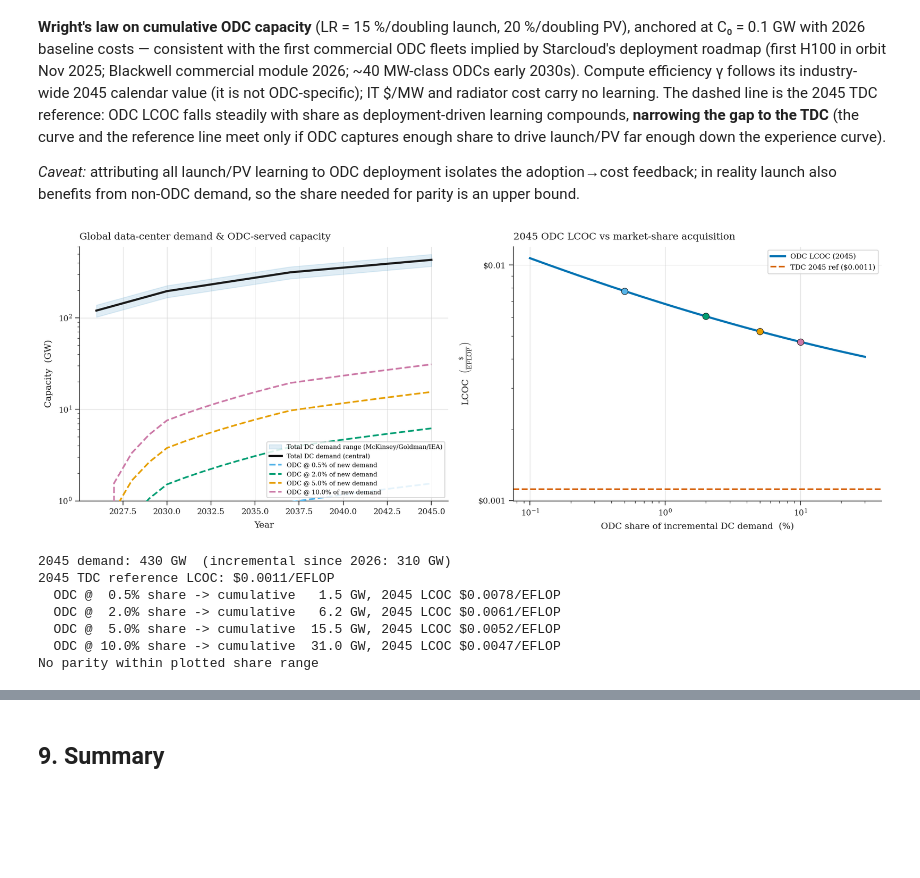
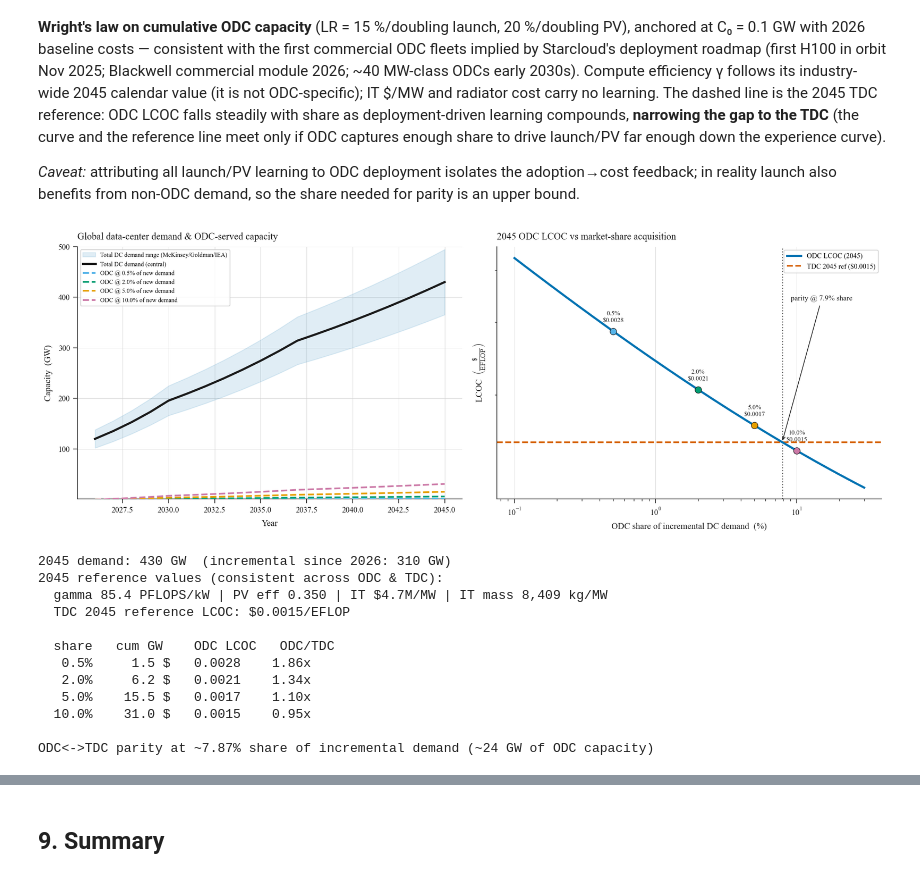
Before and after one commit to clbanjai/Spacing-Data-Centers, a Jupyter notebook: odc_lcoc_v3.ipynb, the cells around one changed output, grey strips where cells are left out. Drawn from its saved outputs; the diff is of its cells as text; code cells hidden in the pictures; blank space fills up the shorter version.

Commit message:
multiple grid scenarios

```diff
--- a/odc_lcoc_v3.ipynb
+++ b/odc_lcoc_v3.ipynb
@@ -1131,6 +1134,14 @@ Global data-center demand is projected to grow sharply, and **adoption drives le
 # %%
 # =============================================================================
 # 8d. DC demand growth + ODC market-share -> learning -> LCOC
+# -----------------------------------------------------------------------------
+# FIX vs prior version: odc_lcoc_vs_share() now starts from the consistent 2045
+# scenario, evolve_scenario(BASELINE, YR_OFFSET, LR_BASELINE), so IT $/MW and IT
+# mass density carry their 2045 values (the SAME ones tdc_2045 uses), then
+# overrides ONLY launch and PV cost with the Wright's-law (deployment-scale)
+# values. Previously IT $/MW was frozen at the 2026 $23M/MW while the TDC
+# reference used the 2045 ~$4.7M/MW, which penalised the ODC and pushed parity
+# off the chart. Panel B now labels the share->LCOC values directly.
 # =============================================================================
 
 # ---- Total DC demand path (GW of IT capacity), source-anchored ----------------
@@ -1140,7 +1151,6 @@ def dc_demand_GW(year):
     y = np.asarray(year, dtype=float)
     D0 = 120.0  # 2026
     out = np.empty_like(y)
-    # piecewise compound growth
     for k, yr in np.ndenumerate(y):
         if yr <= 2030:
             out[k] = D0 * 1.13 ** (yr - 2026)            # ~13%/yr 2026-2030
@@ -1166,21 +1176,26 @@ C0_GW       = 0.10        # anchor cumulative ODC capacity [GW] (~first commerci
 LR_LAUNCH   = 0.15        # 15% / doubling
 LR_PV       = 0.20        # 20% / doubling (Swanson)
 YR_OFFSET   = 19          # 2045 calendar offset for industry-wide gamma / TDC
-gamma_2045  = BASELINE.gamma_PFLOPS_per_kW * (1 + LR_BASELINE.gamma_growth) ** YR_OFFSET
-pv_eff_2045 = min(0.35, BASELINE.pv_eff_BOL + LR_BASELINE.pv_eff_pp * YR_OFFSET)
+
+# consistent 2045 reference scenario (gamma, PV eff, IT $/MW, IT mass density)
+S_2045      = evolve_scenario(BASELINE, YR_OFFSET, LR_BASELINE)
+gamma_2045  = S_2045.gamma_PFLOPS_per_kW
+pv_eff_2045 = S_2045.pv_eff_BOL
 tdc_2045    = terrestrial_evolved(BASELINE.gamma_PFLOPS_per_kW, YR_OFFSET, LR_BASELINE)
 inc_2045    = incremental[-1]                              # GW added by 2045
 
 def odc_lcoc_vs_share(share):
     """2045 ODC LCOC when ODCs serve `share` of incremental demand.
-    Launch & PV fall via Wright's law on cumulative ODC capacity; gamma is the
-    industry-wide 2045 value; IT $/MW and radiator carry no learning."""
+    Launch & PV fall via Wright's law on cumulative ODC capacity (deployment
+    scale). gamma, PV efficiency, IT $/MW and IT mass density take their
+    consistent 2045 calendar values (matching the TDC reference); radiator
+    carries no learning."""
     C = np.maximum(share * inc_2045, C0_GW)
     doublings = np.log2(C / C0_GW)
     launch = BASELINE.launch_cost_per_kg * (1 - LR_LAUNCH) ** doublings
     pv     = BASELINE.pv_areal_cost      * (1 - LR_PV)     ** doublings
-    s = replace(BASELINE, launch_cost_per_kg=float(launch), pv_areal_cost=float(pv),
-                gamma_PFLOPS_per_kW=gamma_2045, pv_eff_BOL=pv_eff_2045)
+    # start from the consistent 2045 scenario, override ONLY launch + PV cost
+    s = replace(S_2045, launch_cost_per_kg=float(launch), pv_areal_cost=float(pv))
     return calculate_lcoc(s)['lcoc']
 
 share_grid = np.logspace(np.log10(0.001), np.log10(0.30), 240)
@@ -1203,8 +1218,6 @@ fig, (axA, axB) = plt.subplots(1, 2, figsize=(13.5, 5.0))
 fig.patch.set_facecolor(BG)
 
 # ---- Panel A: demand forecast + ODC-served capacity (single GW axis, log) -----
-# One y-axis (GW) for BOTH the total-demand band and the ODC-served capacity, so
-# the share of demand the ODC fleet meets is read directly off the same scale.
 axA.fill_between(yrs, D_low, D_high, color=ODC_COLOR, alpha=0.12, zorder=1,
                  label='Total DC demand range (McKinsey/Goldman/IEA)')
 axA.plot(yrs, D_base, color=INK, lw=2.4, zorder=4, label='Total DC demand (central)')
@@ -1213,51 +1226,67 @@ for s, col in zip(SHARES, SHARE_COLORS):
              label=f'ODC @ {s*100:.1f}% of new demand')
 style_axes(axA, fig, title='Global data-center demand & ODC-served capacity',
            xlabel='Year', ylabel='Capacity  (GW)',
-           y_log=True, y_dollar=False)
-axA.set_ylim(1, 600)
-axA.legend(fontsize=7.0, loc='lower right', framealpha=0.85,
+           y_log=False, y_dollar=False)
+axA.set_ylim(1, 500)
+axA.legend(fontsize=7.0, loc='upper left', framealpha=0.85,
            facecolor=BG, edgecolor=GRID)
 
 # ---- Panel B: 2045 ODC LCOC vs market share ----------------------------------
 axB.plot(share_grid * 100, lcoc_grid, color=ODC_COLOR, lw=2.4, zorder=3,
          label='ODC LCOC (2045)')
 for s, col in zip(SHARES, SHARE_COLORS):
-    axB.scatter(s * 100, odc_lcoc_vs_share(s), color=col, s=55, zorder=5,
-                edgecolor=INK, linewidth=0.6)
+    v = odc_lcoc_vs_share(s)
+    axB.scatter(s * 100, v, color=col, s=55, zorder=5, edgecolor=INK, linewidth=0.6)
+    # label the (share -> LCOC) value at each marked share
+    axB.annotate(f'{s*100:.1f}%\n${v:.4f}', xy=(s * 100, v),
+                 xytext=(0, 9), textcoords='offset points',
+                 ha='center', va='bottom', fontsize=7.4, color=INK, fontfamily=FONT)
 axB.axhline(tdc_2045, color=TDC_COLOR, ls='--', lw=1.8, zorder=2,
             label=f'TDC 2045 ref (${tdc_2045:.4f})')
 if parity_share is not None:
     axB.axvline(parity_share * 100, color=INK, ls=':', lw=1.2, alpha=0.7)
     axB.annotate(f'parity @ {parity_share*100:.1f}% share',
-                 xy=(parity_share * 100, tdc_2045), xytext=(parity_share * 100 * 1.15, tdc_2045 * 2.2),
+                 xy=(parity_share * 100, tdc_2045),
+                 xytext=(parity_share * 100 * 1.15, tdc_2045 * 2.2),
                  fontsize=8.5, color=INK, fontfamily=FONT,
                  arrowprops=dict(arrowstyle='->', color=INK, lw=0.8))
 style_axes(axB, fig, title='2045 ODC LCOC vs market-share acquisition',
            xlabel='ODC share of incremental DC demand  (%)',
            ylabel=r'LCOC  $\left(\frac{\$}{\mathrm{EFLOP}}\right)$',
            y_log=True)
 axB.set_xscale('log')
 axB.legend(fontsize=8, loc='upper right', framealpha=0.85, facecolor=BG, edgecolor=GRID)
 
 plt.tight_layout()
 # fig.savefig('demand_marketshare.pdf'); fig.savefig('demand_marketshare.png', dpi=200)
 plt.show()
 
+# ---- values behind Panel B ---------------------------------------------------
 print(f'2045 demand: {D_base[-1]:.0f} GW  (incremental since 2026: {inc_2045:.0f} GW)')
-print(f'2045 TDC reference LCOC: ${tdc_2045:.4f}/EFLOP')
+print(f'2045 reference values (consistent across ODC & TDC):')
+print(f'  gamma {gamma_2045:.1f} PFLOPS/kW | PV eff {pv_eff_2045:.3f} | '
+      f'IT ${S_2045.it_cost_per_MW/1e6:.1f}M/MW | IT mass {S_2045.it_mass_density:,.0f} kg/MW')
+print(f'  TDC 2045 reference LCOC: ${tdc_2045:.4f}/EFLOP\n')
+print(f'{"share":>7} {"cum GW":>8} {"ODC LCOC":>11} {"ODC/TDC":>9}')
 for s in SHARES:
-    print(f'  ODC @ {s*100:4.1f}% share -> cumulative {s*inc_2045:5.1f} GW, '
-          f'2045 LCOC ${odc_lcoc_vs_share(s):.4f}/EFLOP')
+    v = odc_lcoc_vs_share(s)
+    print(f'{s*100:>6.1f}% {s*inc_2045:>7.1f} ${v:>9.4f} {v/tdc_2045:>7.2f}x')
 if parity_share is not None:
-    print(f'ODC<->TDC parity at ~{parity_share*100:.2f}% share of incremental demand')
+    print(f'\nODC<->TDC parity at ~{parity_share*100:.2f}% share of incremental demand '
+          f'(~{parity_share*inc_2045:.0f} GW of ODC capacity)')
 else:
-    print('No parity within plotted share range')
+    print('\nNo parity within plotted share range')
 # %% [output]
-[figure, old version]
+[figure, new version]
 2045 demand: 430 GW  (incremental since 2026: 310 GW)
-2045 TDC reference LCOC: $0.0011/EFLOP
-  ODC @  0.5% share -> cumulative   1.5 GW, 2045 LCOC $0.0078/EFLOP
-  ODC @  2.0% share -> cumulative   6.2 GW, 2045 LCOC $0.0061/EFLOP
-  ODC @  5.0% share -> cumulative  15.5 GW, 2045 LCOC $0.0052/EFLOP
-  ODC @ 10.0% share -> cumulative  31.0 GW, 2045 LCOC $0.0047/EFLOP
-No parity within plotted share range
+2045 reference values (consistent across ODC & TDC):
+  gamma 85.4 PFLOPS/kW | PV eff 0.350 | IT $4.7M/MW | IT mass 8,409 kg/MW
+  TDC 2045 reference LCOC: $0.0015/EFLOP
+
+  share   cum GW    ODC LCOC   ODC/TDC
+   0.5%     1.5 $   0.0028    1.86x
+   2.0%     6.2 $   0.0021    1.34x
+   5.0%    15.5 $   0.0017    1.10x
+  10.0%    31.0 $   0.0015    0.95x
+
+ODC<->TDC parity at ~7.87% share of incremental demand (~24 GW of ODC capacity)
```
Also changed, not shown: parts of 20 cells of this notebook.
